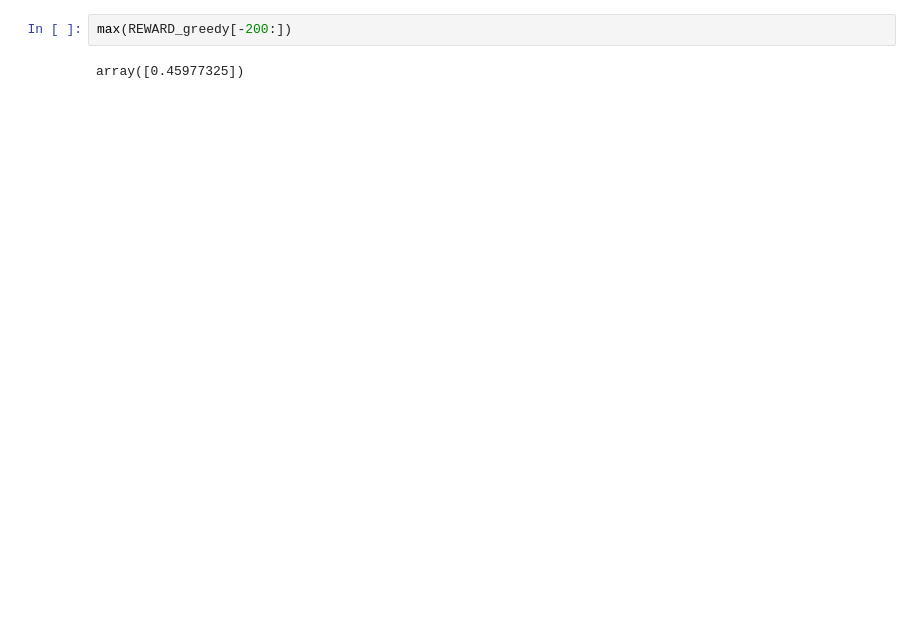
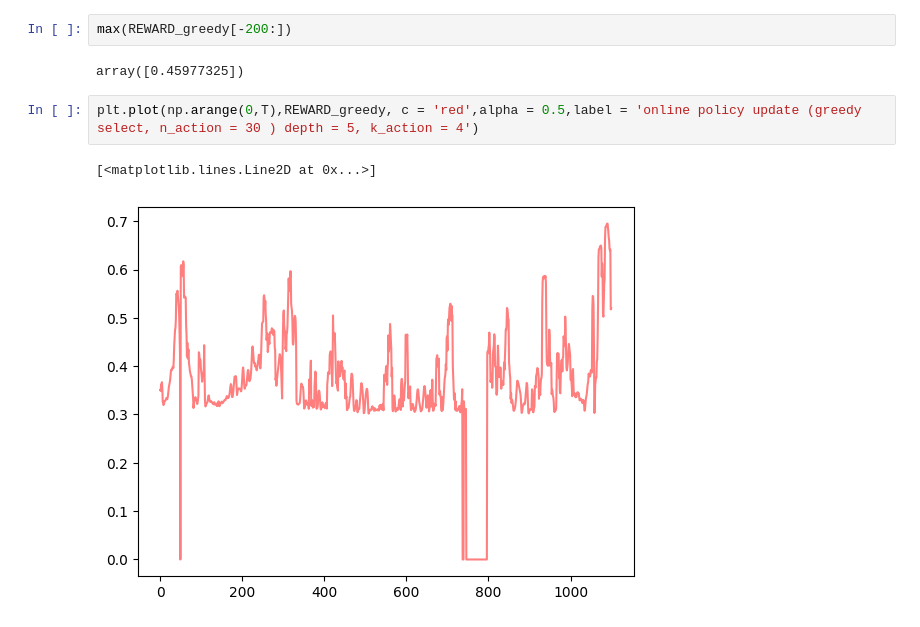
Before and after one commit to YuxinB/humanoid-bench, a Jupyter notebook: plc_train.ipynb, the cells around one changed output. Saved outputs shown, nothing was run; the diff lists cells and outputs as text; blank space fills up the shorter version.

```diff
--- a/plc_train.ipynb
+++ b/plc_train.ipynb
@@ -1098,3 +825,8 @@ plt.legend()
 max(REWARD_greedy[-200:])
 # %% [output]
 array([0.45977325])
+# %%
+plt.plot(np.arange(0,T),REWARD_greedy, c = 'red',alpha = 0.5,label = 'online policy update (greedy select, n_action = 30 ) depth = 5, k_action = 4')
+# %% [output]
+[<matplotlib.lines.Line2D at 0x...>]
+[figure, added]
```
Also changed, not shown: parts of 14 cells of this notebook, 21 other files.
